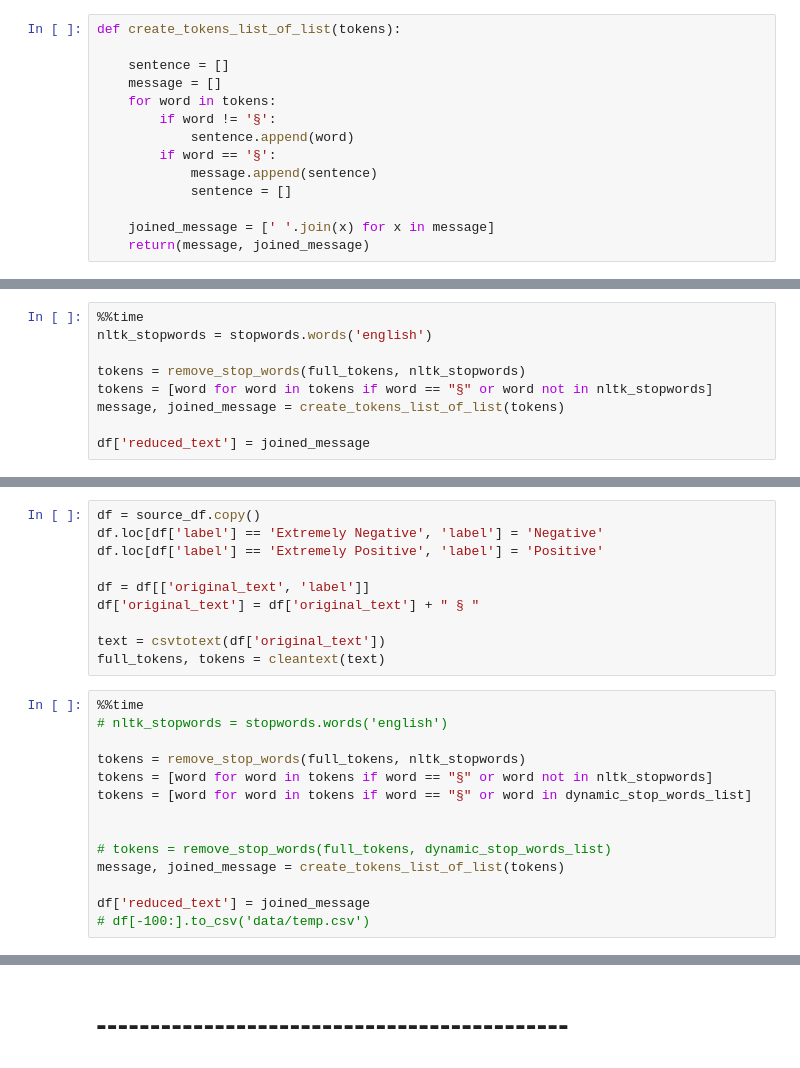
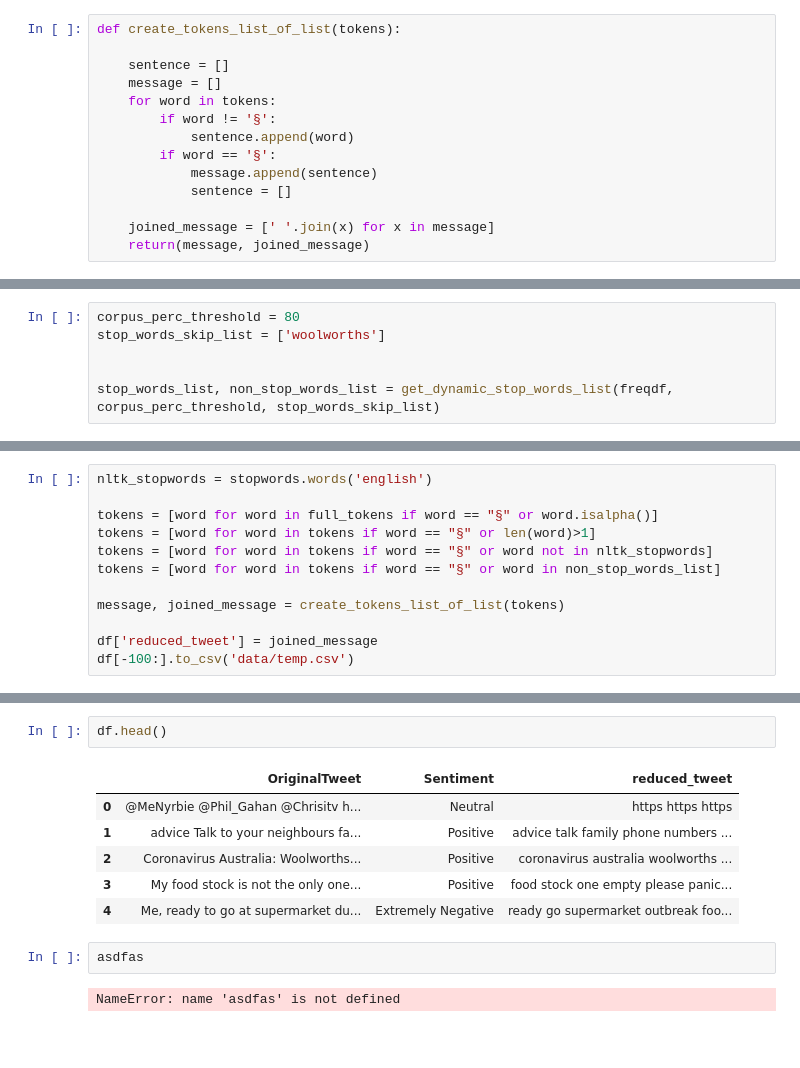
Before and after one commit to ramkumarr02/dynamic_stop_word_analyser, a Jupyter notebook: Dynamic Stop words analyser v1.5.ipynb, the cells around one changed output, grey strips where cells are left out. Cells and saved outputs as stored; diff of their text form; blank space fills up the shorter version.

```diff
--- a/Dynamic Stop words analyser v1.5.ipynb
+++ b/Dynamic Stop words analyser v1.5.ipynb
@@ -232,0 +188,6 @@ message, joined_message = create_tokens_list_of_list(tokens)
+# %%
+corpus_perc_threshold = 80
+stop_words_skip_list = ['woolworths']
+
+
+stop_words_list, non_stop_words_list = get_dynamic_stop_words_list(freqdf, corpus_perc_threshold, stop_words_skip_list)
@@ -233,9 +214,12 @@ message, joined_message = create_tokens_list_of_list(tokens)
 # %%
-%%time
 nltk_stopwords = stopwords.words('english')
 
-tokens = remove_stop_words(full_tokens, nltk_stopwords)
+tokens = [word for word in full_tokens if word == "§" or word.isalpha()]
+tokens = [word for word in tokens if word == "§" or len(word)>1]
 tokens = [word for word in tokens if word == "§" or word not in nltk_stopwords]
+tokens = [word for word in tokens if word == "§" or word in non_stop_words_list]
+
 message, joined_message = create_tokens_list_of_list(tokens)
 
-df['reduced_text'] = joined_message
+df['reduced_tweet'] = joined_message
+df[-100:].to_csv('data/temp.csv')
@@ -282,24 +225,0 @@ dynamic_stop_words_list = get_dynamic_stop_words_list(freqdf, corpus_perc_thresh
-# %%
-df = source_df.copy()
-df.loc[df['label'] == 'Extremely Negative', 'label'] = 'Negative'
-df.loc[df['label'] == 'Extremely Positive', 'label'] = 'Positive'
-
-df = df[['original_text', 'label']]
-df['original_text'] = df['original_text'] + " § "
-
-text = csvtotext(df['original_text'])
-full_tokens, tokens = cleantext(text)
-# %%
-%%time
-# nltk_stopwords = stopwords.words('english')
-
-tokens = remove_stop_words(full_tokens, nltk_stopwords)
-tokens = [word for word in tokens if word == "§" or word not in nltk_stopwords]
-tokens = [word for word in tokens if word == "§" or word in dynamic_stop_words_list]
-
-
-# tokens = remove_stop_words(full_tokens, dynamic_stop_words_list)
-message, joined_message = create_tokens_list_of_list(tokens)
-
-df['reduced_text'] = joined_message
-# df[-100:].to_csv('data/temp.csv')
@@ -342,2 +226,13 @@ weighted avg       0.98      0.98      0.98      1115
-# %% [markdown]
-# --------------------------------------------
+# %%
+df.head()
+# %% [output]
+|  | OriginalTweet | Sentiment | reduced_tweet |
+| 0 | @MeNyrbie @Phil_Gahan @Chrisitv h... | Neutral | https https https |
+| 1 | advice Talk to your neighbours fa... | Positive | advice talk family phone numbers ... |
+| 2 | Coronavirus Australia: Woolworths... | Positive | coronavirus australia woolworths ... |
+| 3 | My food stock is not the only one... | Positive | food stock one empty please panic... |
+| 4 | Me, ready to go at supermarket du... | Extremely Negative | ready go supermarket outbreak foo... |
+# %%
+asdfas
+# %% [output]
+NameError: name 'asdfas' is not defined
```
Also changed, not shown: parts of 29 cells of this notebook.
